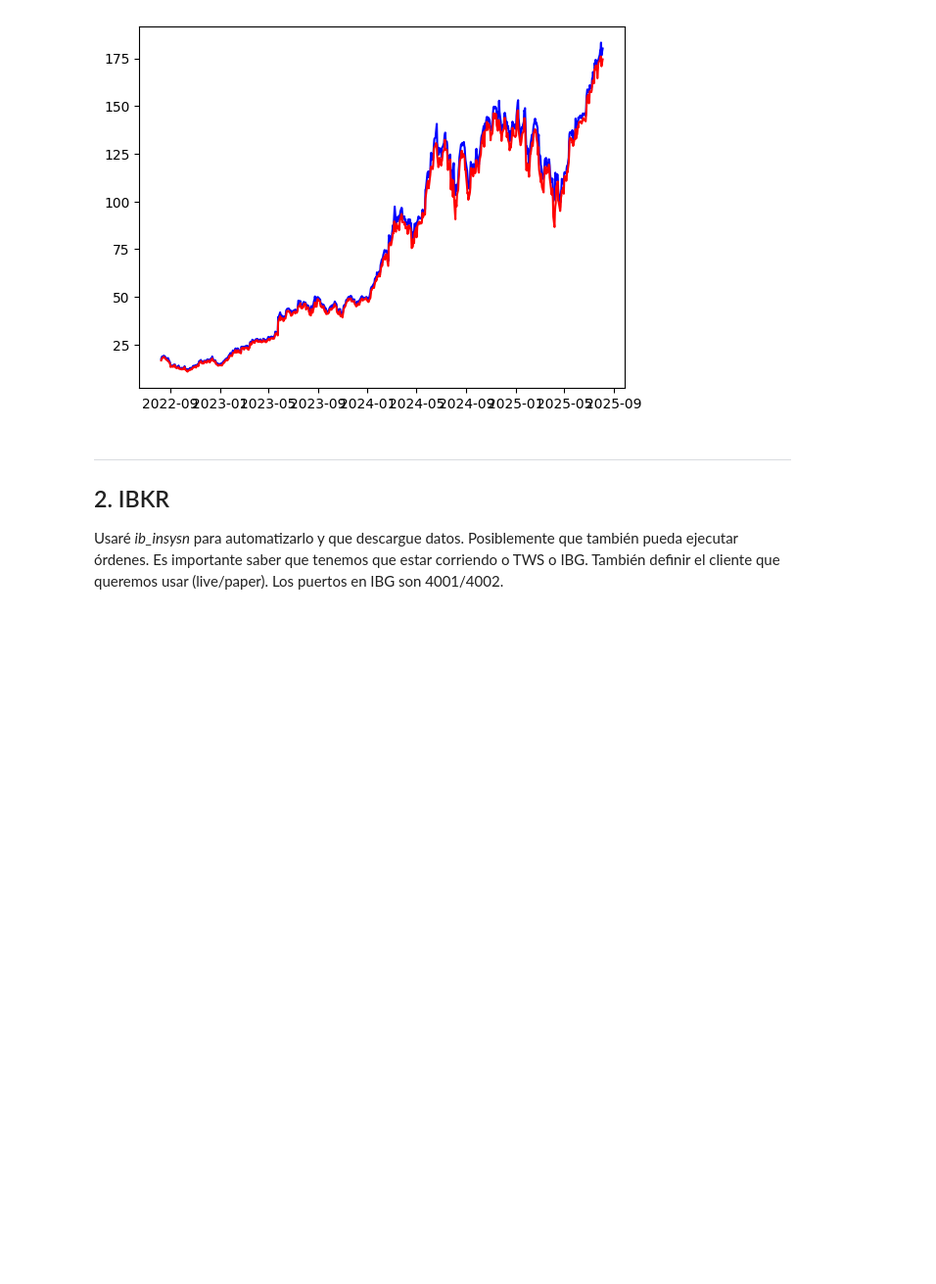
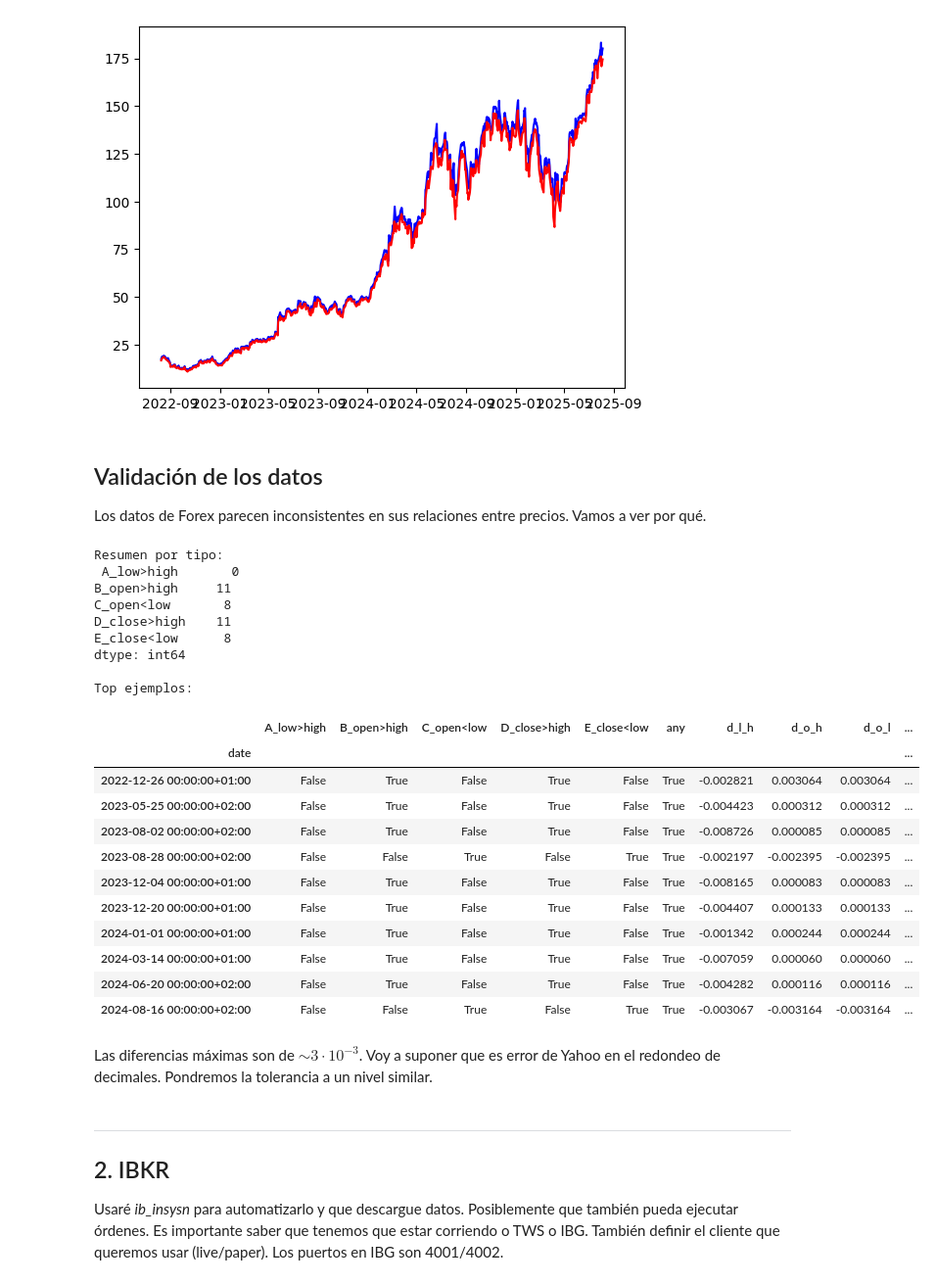
Before and after one commit to jenriquezafra/Chaos_Signals, a Jupyter notebook: notebooks/01_download_checks.ipynb, the cells around one changed output. Shown at 98% size. Saved outputs shown, nothing was run; the diff lists cells and outputs as text; code cells hidden in the pictures; blank space fills up the shorter version.

```diff
--- a/notebooks/01_download_checks.ipynb
+++ b/notebooks/01_download_checks.ipynb
@@ -135,6 +128,45 @@ plt.plot(nvda_df.index, nvda_df['low'], 'r')
 # %% [output]
 [<matplotlib.lines.Line2D at 0x...>]
 [figure]
+# %% [markdown]
+## Validación de los datos
+Los datos de Forex parecen inconsistentes en sus relaciones entre precios. Vamos a ver por qué.
+# %%
+from pathlib import Path
+import sys
+sys.path.append(str(Path.cwd()))
+from src.processing.validation import ohlc_violation_report
+
+path = Path("__file__").resolve().parents[1]
+fx_path = path / "data" / "processed" / "EURUSD=X_1d_latest.parquet"
+
+fx_df = pd.read_parquet(fx_path)
+
+ohlc_violation_report(fx_df)
+# %% [output]
+Resumen por tipo:
+ A_low>high       0
+B_open>high     11
+C_open<low       8
+D_close>high    11
+E_close<low      8
+dtype: int64
+
+Top ejemplos:
+|  | A_low>high | B_open>high | C_open<low | D_close>high | E_close<low | any | d_l_h | d_o_h | d_o_l | ... |
+| date |  |  |  |  |  |  |  |  |  | ... |
+| 2022-12-26 00:00:00+01:00 | False | True | False | True | False | True | -0.002821 | 0.003064 | 0.003064 | ... |
+| 2023-05-25 00:00:00+02:00 | False | True | False | True | False | True | -0.004423 | 0.000312 | 0.000312 | ... |
+| 2023-08-02 00:00:00+02:00 | False | True | False | True | False | True | -0.008726 | 0.000085 | 0.000085 | ... |
+| 2023-08-28 00:00:00+02:00 | False | False | True | False | True | True | -0.002197 | -0.002395 | -0.002395 | ... |
+| 2023-12-04 00:00:00+01:00 | False | True | False | True | False | True | -0.008165 | 0.000083 | 0.000083 | ... |
+| 2023-12-20 00:00:00+01:00 | False | True | False | True | False | True | -0.004407 | 0.000133 | 0.000133 | ... |
+| 2024-01-01 00:00:00+01:00 | False | True | False | True | False | True | -0.001342 | 0.000244 | 0.000244 | ... |
+| 2024-03-14 00:00:00+01:00 | False | True | False | True | False | True | -0.007059 | 0.000060 | 0.000060 | ... |
+| 2024-06-20 00:00:00+02:00 | False | True | False | True | False | True | -0.004282 | 0.000116 | 0.000116 | ... |
+| 2024-08-16 00:00:00+02:00 | False | False | True | False | True | True | -0.003067 | -0.003164 | -0.003164 | ... |
+# %% [markdown]
+Las diferencias máximas son de $\sim 3\cdot 10^{-3}$. Voy a suponer que es error de Yahoo en el redondeo de decimales. Pondremos la tolerancia a un nivel similar.
 # %% [markdown]
 ---
 ## 2. IBKR
```
Also changed, not shown: parts of 1 cell of this notebook, 49 other files.
